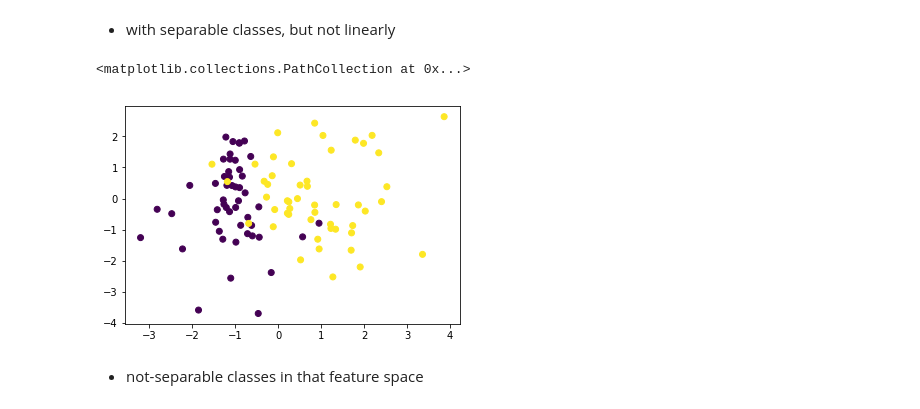
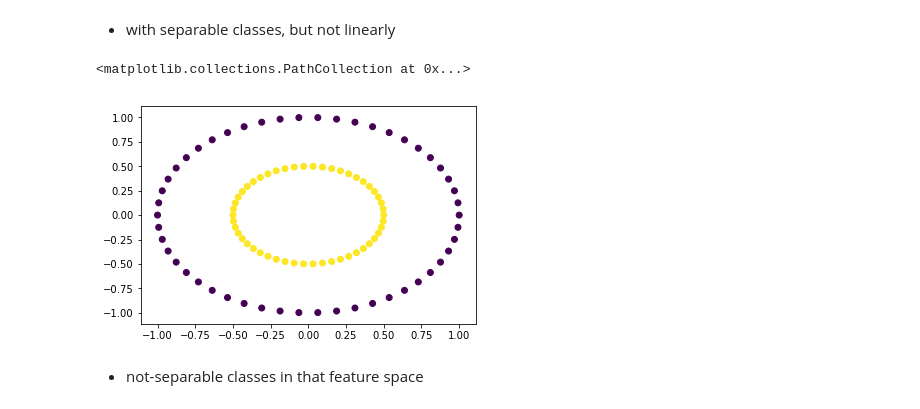
Before and after one commit to Rhymmor/ML-course-reports, a Jupyter notebook: Lab 3/Lab #3 SVM (QP, Kernel trick).ipynb, the cells around one changed output. Drawn from its saved outputs; the diff is of its cells as text; code cells hidden in the pictures.

```diff
--- a/Lab 3/Lab #3 SVM (QP, Kernel trick).ipynb
+++ b/Lab 3/Lab #3 SVM (QP, Kernel trick).ipynb
@@ -413,12 +438,13 @@ plt.scatter(lin['X'][:, 0], lin['X'][:, 1], c=lin['y'])
 * with separable classes, but not linearly
 # %%
 non_lin = {}
-non_lin['X'], non_lin['y'] = make_classification(n_samples=100, n_features=2, n_redundant=0, n_clusters_per_class=2, random_state=random_state)
+non_lin['X'], non_lin['y'] = make_circles(n_samples=100, shuffle=True, factor=0.5, random_state=random_state)
 non_lin['y'] = [replace_zero(x) for x in non_lin['y']]
+non_lin['X'] = non_lin['X']
 plt.scatter(non_lin['X'][:, 0], non_lin['X'][:, 1], c=non_lin['y'])
 # %% [output]
 <matplotlib.collections.PathCollection at 0x...>
-[figure, old version]
+[figure, new version]
 # %% [markdown]
 * not-separable classes in that feature space
 # %%
```
Also changed, not shown: parts of 27 cells of this notebook.
